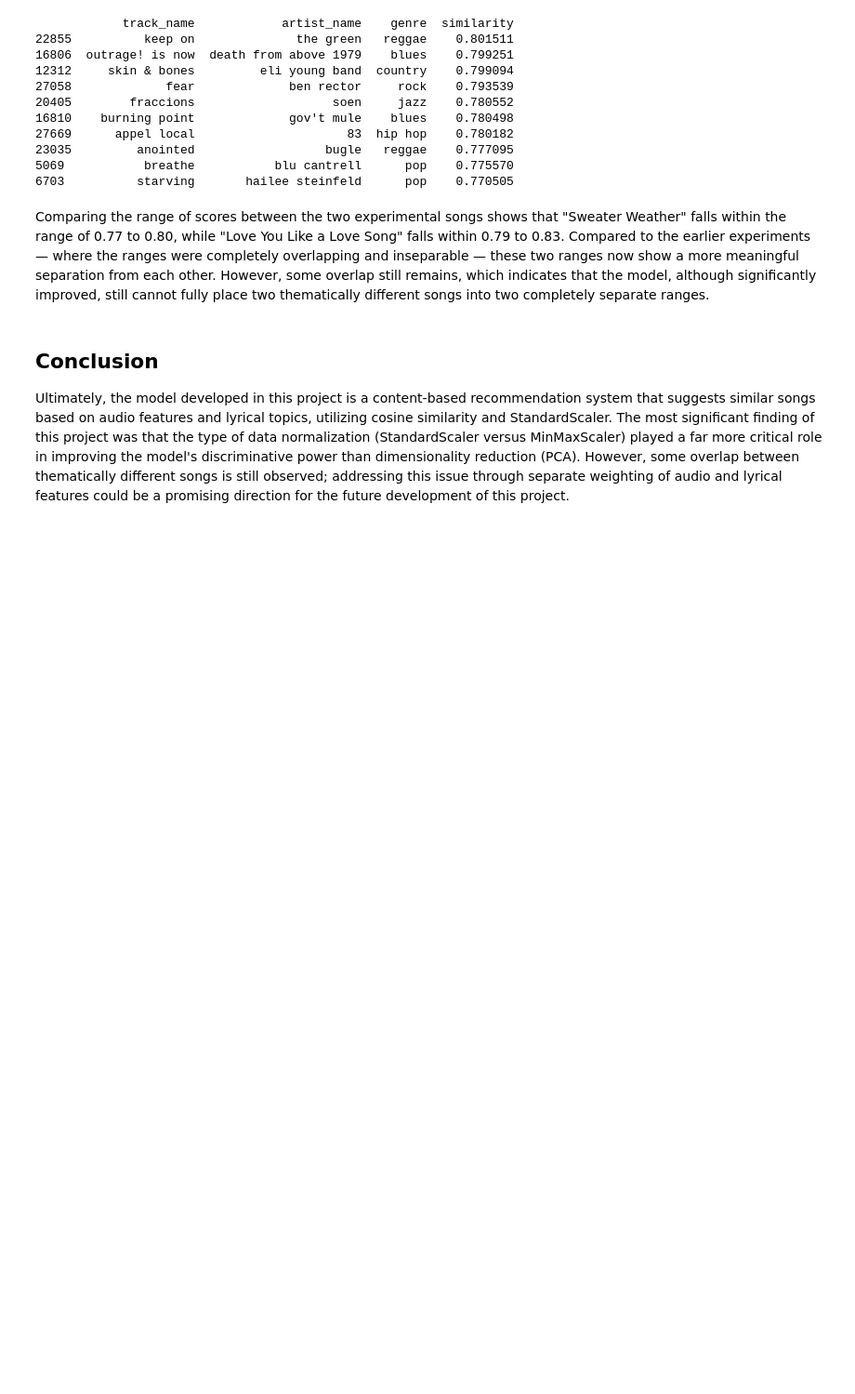
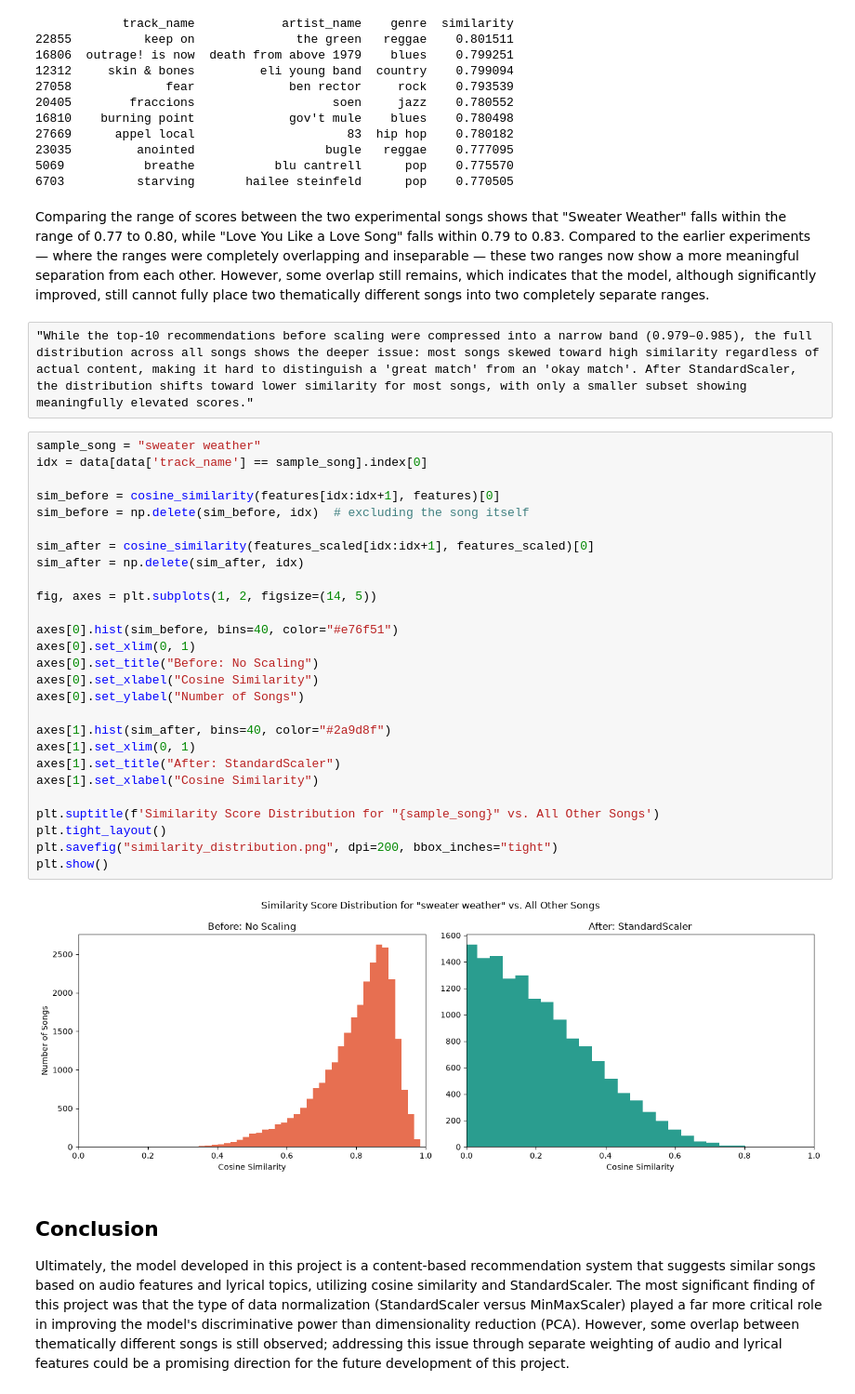
Before and after one commit to Ali-reza-rn/content-based-music-recommender, a Jupyter notebook: music-recommendation.ipynb, the cells around one changed output. Shown at 93% size. Drawn from its saved outputs; the diff is of its cells as text; blank space fills up the shorter version.

Commit message:
Update notebook file and add image

```diff
--- a/music-recommendation.ipynb
+++ b/music-recommendation.ipynb
@@ -368,6 +368,37 @@ from each other. However, some overlap still remains, which indicates
 that the model, although significantly improved, still cannot fully
 place two thematically different songs into two completely separate
 ranges.
+# %% [raw]
+"While the top-10 recommendations before scaling were compressed into a narrow band (0.979–0.985), the full distribution across all songs shows the deeper issue: most songs skewed toward high similarity regardless of actual content, making it hard to distinguish a 'great match' from an 'okay match'. After StandardScaler, the distribution shifts toward lower similarity for most songs, with only a smaller subset showing meaningfully elevated scores."
+# %%
+sample_song = "sweater weather"
+idx = data[data['track_name'] == sample_song].index[0]
+
+sim_before = cosine_similarity(features[idx:idx+1], features)[0]
+sim_before = np.delete(sim_before, idx)  # excluding the song itself
+
+sim_after = cosine_similarity(features_scaled[idx:idx+1], features_scaled)[0]
+sim_after = np.delete(sim_after, idx)
+
+fig, axes = plt.subplots(1, 2, figsize=(14, 5))
+
+axes[0].hist(sim_before, bins=40, color="#e76f51")
+axes[0].set_xlim(0, 1)
+axes[0].set_title("Before: No Scaling")
+axes[0].set_xlabel("Cosine Similarity")
+axes[0].set_ylabel("Number of Songs")
+
+axes[1].hist(sim_after, bins=40, color="#2a9d8f")
+axes[1].set_xlim(0, 1)
+axes[1].set_title("After: StandardScaler")
+axes[1].set_xlabel("Cosine Similarity")
+
+plt.suptitle(f'Similarity Score Distribution for "{sample_song}" vs. All Other Songs')
+plt.tight_layout()
+plt.savefig("similarity_distribution.png", dpi=200, bbox_inches="tight")
+plt.show()
+# %% [output]
+[figure, added]
 # %% [markdown]
 ## Conclusion
 Ultimately, the model developed in this project is a content-based recommendation system
```
Also changed, not shown: 1 other file.
